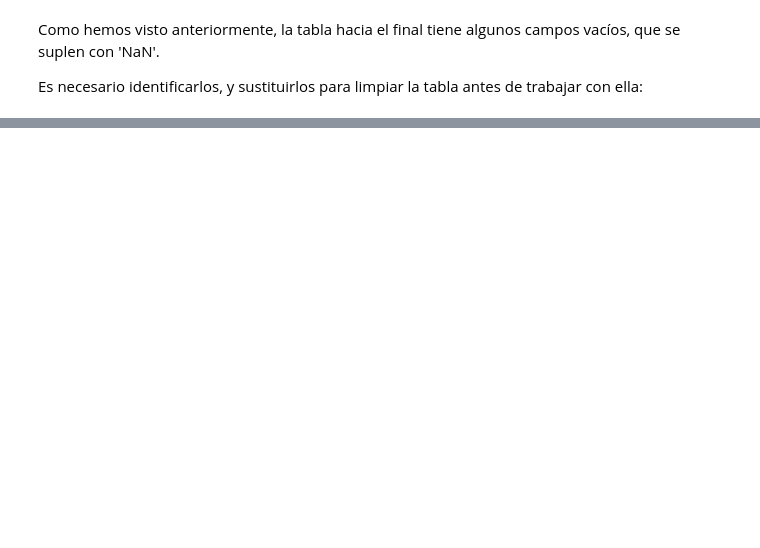
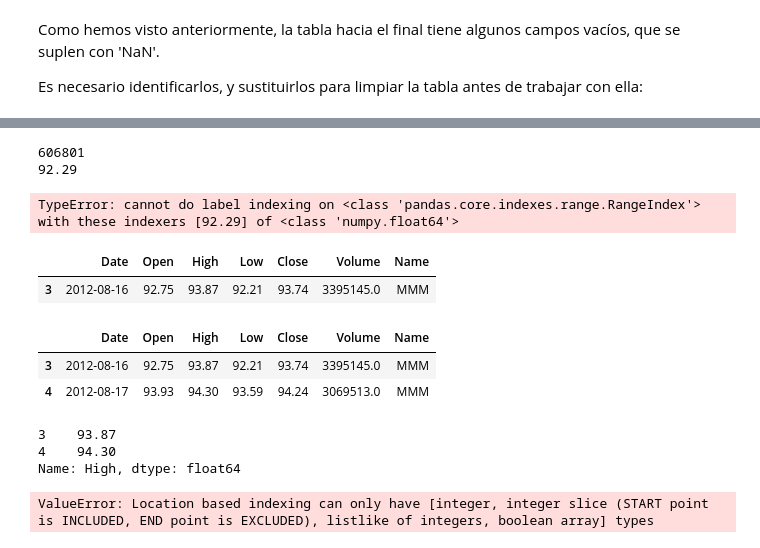
Before and after one commit to ffuentetech/masterUAH, a Jupyter notebook: SP500PracticaPython/Practica_Python_SP500.ipynb, the cells around one changed output, grey strips where cells are left out. Drawn from its saved outputs; the diff is of its cells as text; code cells hidden in the pictures; blank space fills up the shorter version.

Commit message:
Tabla con datos NaN sustituidos, tabla limpia

```diff
--- a/SP500PracticaPython/Practica_Python_SP500.ipynb
+++ b/SP500PracticaPython/Practica_Python_SP500.ipynb
@@ -86,0 +195,8 @@ Antes de decidir qué hacer con ellos, hagamos un análisis de qué información
+# %%
+# Esta sí que funciona sustituyendo los NaN de Low por el dato calculado.
+
+for indice in sp['Low'].index:
+    if np.isnan(sp['Low'][indice])==True:
+        sp['Low'][indice] = sp['Close'][indice] * (1 + dicc_low[sp['Name'][indice]])
+#print (sp['Low'])
+print("El número de campos vacíos en la columna Low es",sp['Low'].isnull().sum())
@@ -86,0 +209,13 @@ Antes de decidir qué hacer con ellos, hagamos un análisis de qué información
+# %%
+# SUSTITUCION DE NaN EN COLUMNA Open, con un aleatorio que esté en el rango entre el High y el Low
+# Es necesario previamente sustituir los valores de las columnas High y Low
+
+def openfun(opencol):
+    posiciones_nan_Open = np.where(np.isnan(opencol)) # esto nos da una lista con el número de fila de los NaN
+    for filas in posiciones_nan_Open:
+        #print(sp['Low'][filas])
+        opencol[filas] = np.random.uniform (sp['Low'][filas], sp['High'][filas])
+    return opencol
+
+sp['Open'] = openfun(sp['Open'])
+print("El número de campos vacíos en la columna Open es",sp['Open'].isnull().sum())
@@ -86,0 +239,4 @@ Antes de decidir qué hacer con ellos, hagamos un análisis de qué información
+# %%
+sp[sp['Name']=='GOOG'] = sp[sp['Name']=='GOOG'].fillna(sp[sp['Name']=='GOOG'].mean())
+print(sp[sp['Name']=='GOOG'])
+print("El número de campos vacíos en la columna Volume es",sp["Volume"].isnull().sum())
@@ -86,0 +621,13 @@ Antes de decidir qué hacer con ellos, hagamos un análisis de qué información
+# %%
+# COLUMNA HIGH --> RELLENAR LOS NaN
+# Los High los podemos rellenar con la media de la diferencia diaria que cada valor tenga desde el precio de cierre diario
+# hasta el High diario.
+highcol = sp['High']
+posiciones_nan_High= np.where(np.isnan(highcol))
+
+def highfun (highcol):
+    posiciones_nan_High= np.where(np.isnan(highcol))
+    for filas in posiciones_nan_High:
+
+
+sp['High'] = highfun(sp['High'])
@@ -86,0 +698,37 @@ Antes de decidir qué hacer con ellos, hagamos un análisis de qué información
+# %%
+opencol=sp['Open']
+opencol=opencol.fillna(0) # o cambiar esto por opencol=opencol.fillna(funcion)
+for valores in opencol:
+    print(valores)
+    if sp['Open'][valores]==0:
+        opencol[valores]=1
+
+print(opencol[1])
+#print(opencol)
+# %% [output]
+606801
+92.29
+TypeError: cannot do label indexing on <class 'pandas.core.indexes.range.RangeIndex'> with these indexers [92.29] of <class 'numpy.float64'>
+# %%
+for i in range(sp.index):
+    if sp['Open'[i]]
+sp.iloc[3:4,:]
+# %% [output]
+|  | Date | Open | High | Low | Close | Volume | Name |
+| 3 | 2012-08-16 | 92.75 | 93.87 | 92.21 | 93.74 | 3395145.0 | MMM |
+# %%
+sp.loc[3:4,:]
+# %% [output]
+|  | Date | Open | High | Low | Close | Volume | Name |
+| 3 | 2012-08-16 | 92.75 | 93.87 | 92.21 | 93.74 | 3395145.0 | MMM |
+| 4 | 2012-08-17 | 93.93 | 94.30 | 93.59 | 94.24 | 3069513.0 | MMM |
+# %%
+sp.loc[3:4,'High']
+# %% [output]
+3    93.87
+4    94.30
+Name: High, dtype: float64
+# %%
+sp.iloc[3:4,'High']
+# %% [output]
+ValueError: Location based indexing can only have [integer, integer slice (START point is INCLUDED, END point is EXCLUDED), listlike of integers, boolean array] types
```
Also changed, not shown: parts of 39 cells of this notebook.
